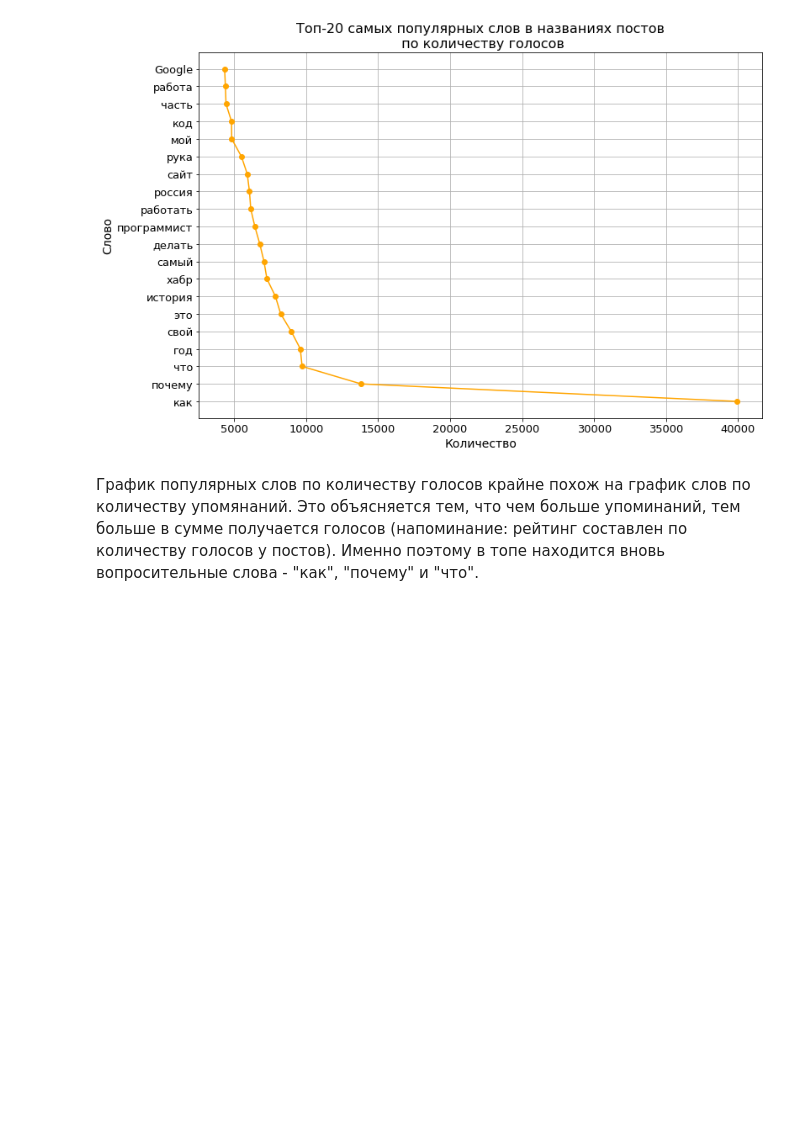
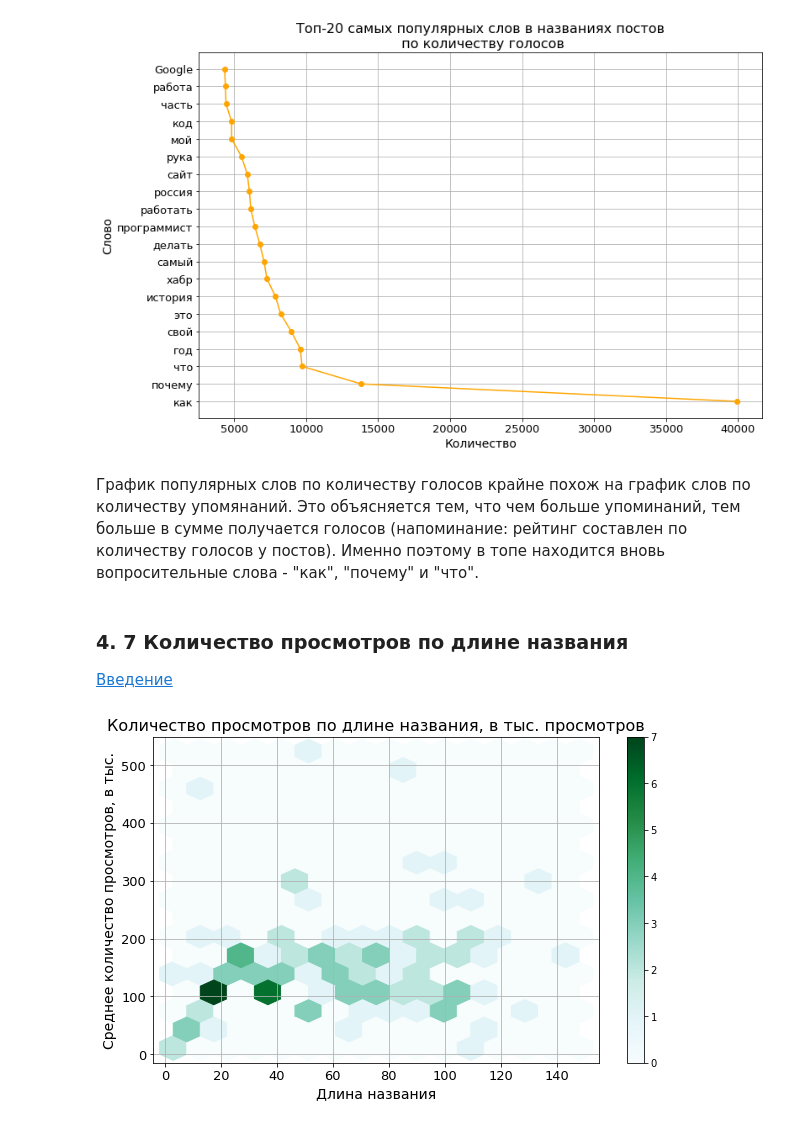
Before and after one commit to Midle68/habr_parsing, a Jupyter notebook: parser.ipynb, the cells around one changed output. Saved outputs shown, nothing was run; the diff lists cells and outputs as text; code cells hidden in the pictures; blank space fills up the shorter version.

Commit message:
Finishing Exploratory Data Analysis

```diff
--- a/parser.ipynb
+++ b/parser.ipynb
@@ -760,3 +766,42 @@ show_top_20_words('votes', 'по количеству голосов', 'orange')
 [figure]
 # %% [markdown]
 График популярных слов по количеству голосов крайне похож на график слов по количеству упомянаний. Это объясняется тем, что чем больше упоминаний, тем больше в сумме получается голосов (напоминание: рейтинг составлен по количеству голосов у постов). Именно поэтому в топе находится вновь вопросительные слова - "как", "почему" и "что".
+# %% [markdown]
+<a name='views_to_length'></a>
+### 4. 7 Количество просмотров по длине названия
+[Введение](#introduction)
+# %%
+# Создание отдельного словаря с длинами названий, общий кол-вом просмотров и частотой использования
+words_length = {}
+for index, row in df_posts.iterrows():
+    length = len(row['title'])
+    if length not in words_length:
+        words_length[length] = {'view_count': row['view_count'], 'count': 1}
+    else:
+        words_length[length]['view_count'] += row['view_count']
+        words_length[length]['count'] += 1
+
+# Создание датафрейма из полученного словаря
+words_length_df = pd.DataFrame(words_length).T.reset_index()
+words_length_df.columns = ['length', 'view_count', 'frequency']
+words_length_df['avg_view_count'] = words_length_df['view_count'] / words_length_df['frequency']
+
+# Создание графика количества просмотров по длине названия
+words_length_df.plot(
+    x='length',
+    y='avg_view_count',
+    kind='hexbin',
+    gridsize=15,
+    sharex=False,
+    figsize=(10, 6)
+)
+
+plt.title('Количество просмотров по длине названия, в тыс. просмотров', fontsize=TITLE_FONTSIZE)
+plt.xlabel('Длина названия', fontsize=LABEL_FONTSIZE)
+plt.xticks(range(0, 141, 20), fontsize=TICK_FONTSIZE)
+plt.ylabel('Среднее количество просмотров, в тыс.', fontsize=LABEL_FONTSIZE)
+plt.yticks(range(0, 501, 100), fontsize=TICK_FONTSIZE)
+plt.grid()
+plt.show()
+# %% [output]
+[figure, added]
```
Also changed, not shown: parts of 19 cells of this notebook.
